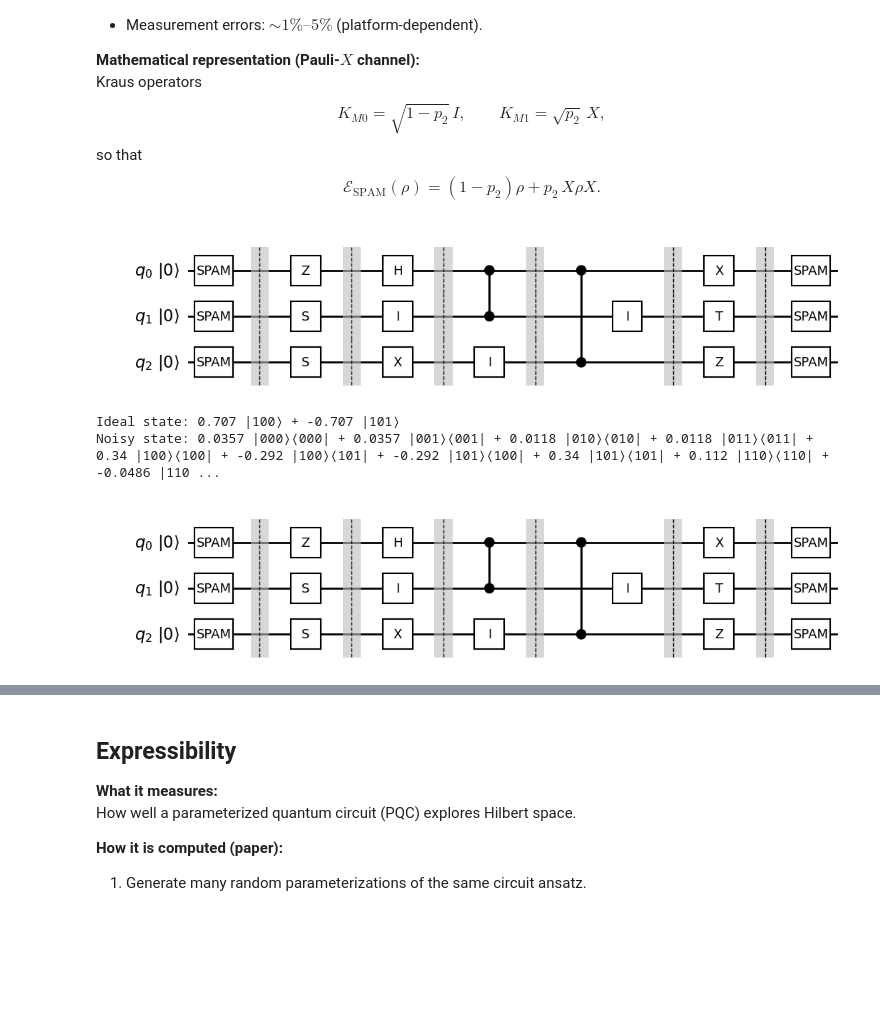
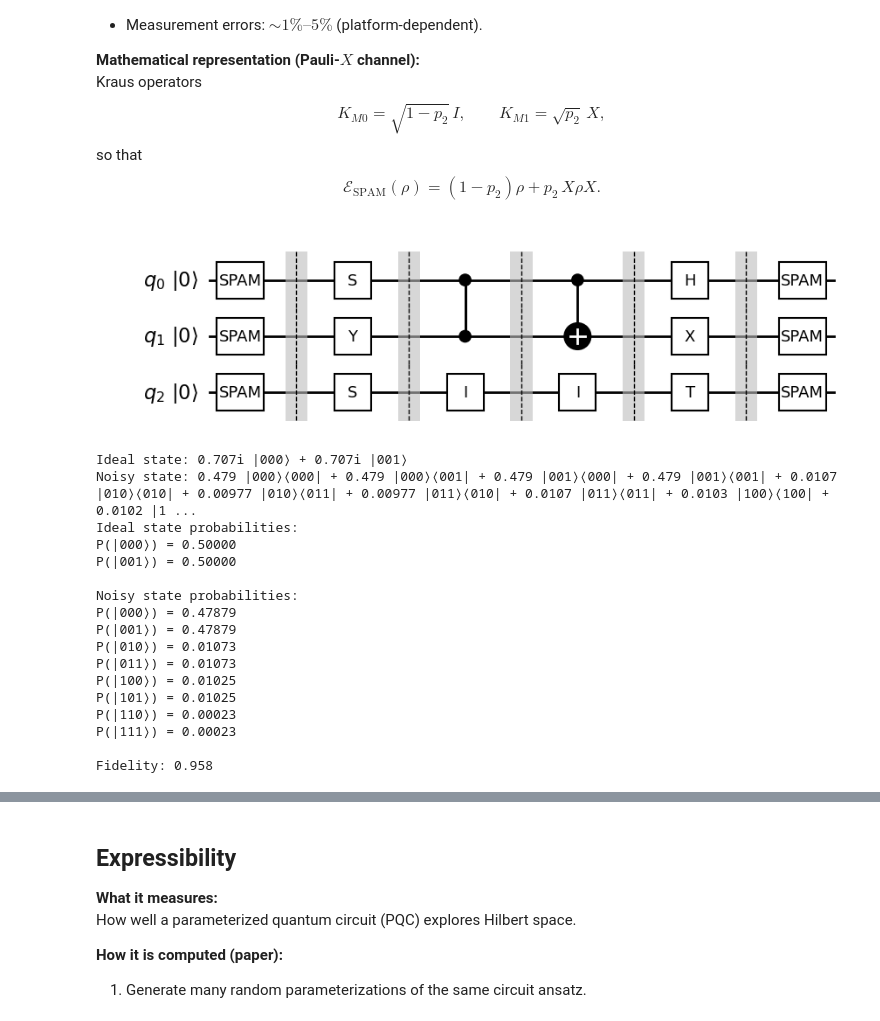
Before and after one commit to justynapokora/sciqis_project, a Jupyter notebook: random_circuits.ipynb, the cells around one changed output, grey strips where cells are left out. Cells and saved outputs as stored; diff of their text form; code cells hidden in the pictures; blank space fills up the shorter version.

```diff
--- a/random_circuits.ipynb
+++ b/random_circuits.ipynb
@@ -5,21 +5,25 @@
 # %%
 %matplotlib inline
 import numpy as np
+import matplotlib.pyplot as plt
+
+
 from utils.gates import ONE_QUBIT_FIXED_GATE_SET, TWO_QUBITS_FIXED_GATE_SET, FIXED_GATE_SET, \
     ONE_QUBIT_PARAMETRISED_GATE_SET, TWO_QUBITS_PARAMETRISED_GATE_SET, PARAMETRISED_GATE_SET, \
     ONE_QUBIT_GATES, TWO_QUBITS_GATES, CircuitGate, GATES
 from utils.states import State, STATES, DensityState
 from utils.circuit import Circuit
 
-from utils.draw_circuit import draw_circuit, save_circuit_drawing
+from utils.draw_circuit import get_circuit_plot, save_circuit_drawing
 from utils.random_gates import sample_random_gates, resolve_parameters
-from utils.noise_channels import DepolarizingNoise, TRCNoise, SPAMNoise
-from utils.circuit_metrics import fidelity
+from utils.noise_channels import DepolarizingNoise, TDCNoise, SPAMNoise
+from utils.circuit_metrics import fidelity, fidelities_from_arrays, von_neumann_entropy, von_neumann_entropies_arrays
+from utils.plots import plot_fidelity_and_entropy, plot_fidelities_by_noise, plot_entropies_by_noise, interactive_density_matrix_plot
 
-# np.set_printoptions(precision=3, suppress=True)
+np.set_printoptions(precision=5, suppress=True)
 
 # define rng
-RNG = np.random.default_rng(4242)
+RNG = np.random.default_rng(4240)
 # %% [markdown]
 ### STATES
 # %% [markdown]
@@ -108,7 +133,7 @@ draw_circuit(circuit.gates, num_of_qubits)
 # %%
 sampled_circuit_gates = sample_random_gates(num_of_qubits=num_of_qubits,
                                             layers=[
-                                                ("1q", 2, ONE_QUBIT_FIXED_GATE_SET),
+                                                ("1q", 1, ONE_QUBIT_FIXED_GATE_SET),
                                                 # ("1q", 1, ONE_QUBIT_PARAMETRISED_GATE_SET),
                                                 ("2q", 2, TWO_QUBITS_FIXED_GATE_SET),
                                                 ("1q", 1, ONE_QUBIT_FIXED_GATE_SET),
@@ -116,5 +141,6 @@ sampled_circuit_gates = sample_random_gates(num_of_qubits=num_of_qubits,
                                             ],
                                             rng=RNG)
 
-draw_circuit(sampled_circuit_gates, num_of_qubits)
+fig = get_circuit_plot(sampled_circuit_gates, num_of_qubits)
+plt.show(fig)
 # %% [output]
@@ -310,25 +456,40 @@ $$
 # %%
-circuit = Circuit(
+circuit_spam = Circuit(
     state=STATES.generate_zero_n_qubit_state(num_of_qubits),
     gates=sampled_circuit_gates,
     rng=RNG,
-    spam_noise=SPAMNoise(
-        p_prep_default=0.05,
-        p_meas_default=0.05,
-        prep_overrides={1: 0.08},
-        meas_overrides={1: 0.2}
-    )
+    spam_noise=SPAMNoise()
 )
 
-draw_circuit(sampled_circuit_gates, num_of_qubits, spam_noise=True)
-
-circuit.simulate_circuit()
-
-print("Ideal state:", circuit.state)          # noiseless result
-print("Noisy state:", circuit.noisy_dm)    # with noise applied
-# print("Fidelity:", f"{fidelity(circuit.state, circuit.noisy_state):.3f}")  # overlap ∈ [0,1]
+fig = get_circuit_plot(sampled_circuit_gates, num_of_qubits, spam_noise=True)
+plt.show(fig)
 # %% [output]
-[figure, old version]
+[figure, new version]
-Ideal state: 0.707 |100⟩ + -0.707 |101⟩
-Noisy state: 0.0357 |000⟩⟨000| + 0.0357 |001⟩⟨001| + 0.0118 |010⟩⟨010| + 0.0118 |011⟩⟨011| + 0.34 |100⟩⟨100| + -0.292 |100⟩⟨101| + -0.292 |101⟩⟨100| + 0.34 |101⟩⟨101| + 0.112 |110⟩⟨110| + -0.0486 |110 ...
-[figure, removed]
+# %%
+circuit_spam.simulate_circuit()
+
+print("Ideal state:", circuit_spam.state)          # noiseless result
+print("Noisy state:", circuit_spam.noisy_dm)    # with noise applied
+
+print(f"Ideal state probabilities:\n{circuit_spam.state.get_probabilities_str()}\n")
+print(f"Noisy state probabilities:\n{circuit_spam.noisy_dm.get_probabilities_str()}\n")
+
+print("Fidelity:", f"{fidelity(circuit_spam.state, circuit_spam.noisy_dm):.3f}")  # overlap ∈ [0,1]
+# %% [output]
+Ideal state: 0.707i |000⟩ + 0.707i |001⟩
+Noisy state: 0.479 |000⟩⟨000| + 0.479 |000⟩⟨001| + 0.479 |001⟩⟨000| + 0.479 |001⟩⟨001| + 0.0107 |010⟩⟨010| + 0.00977 |010⟩⟨011| + 0.00977 |011⟩⟨010| + 0.0107 |011⟩⟨011| + 0.0103 |100⟩⟨100| + 0.0102 |1 ...
+Ideal state probabilities:
+P(|000⟩) = 0.50000
+P(|001⟩) = 0.50000
+
+Noisy state probabilities:
+P(|000⟩) = 0.47879
+P(|001⟩) = 0.47879
+P(|010⟩) = 0.01073
+P(|011⟩) = 0.01073
+P(|100⟩) = 0.01025
+P(|101⟩) = 0.01025
+P(|110⟩) = 0.00023
+P(|111⟩) = 0.00023
+
+Fidelity: 0.958
```
Also changed, not shown: parts of 39 cells of this notebook, 3 other files.
